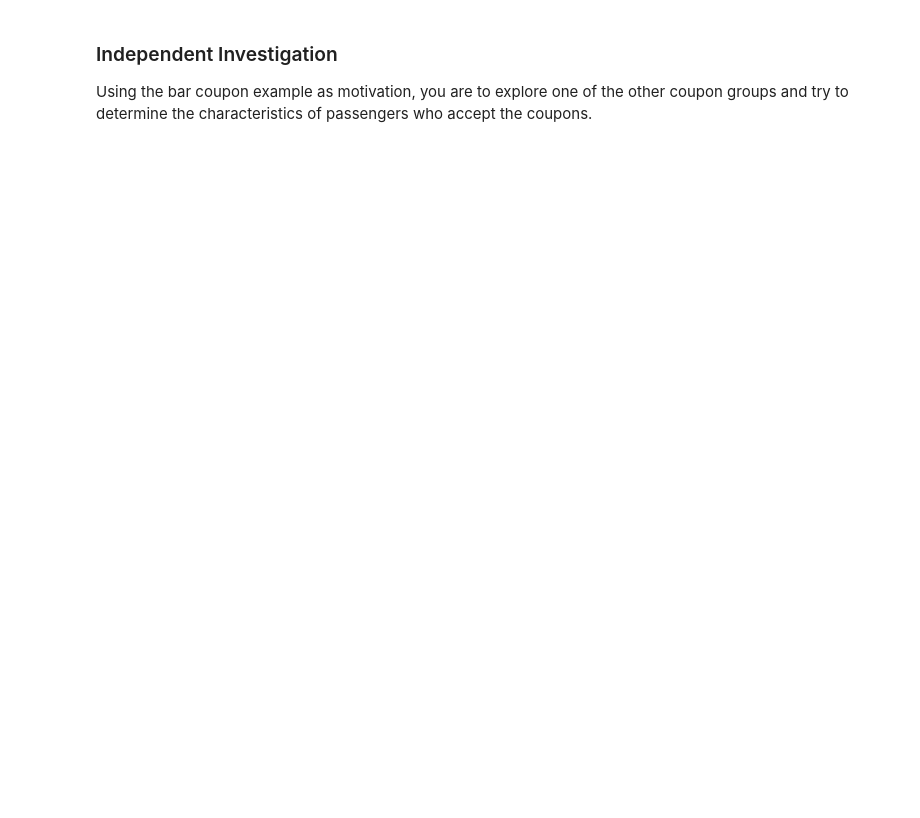
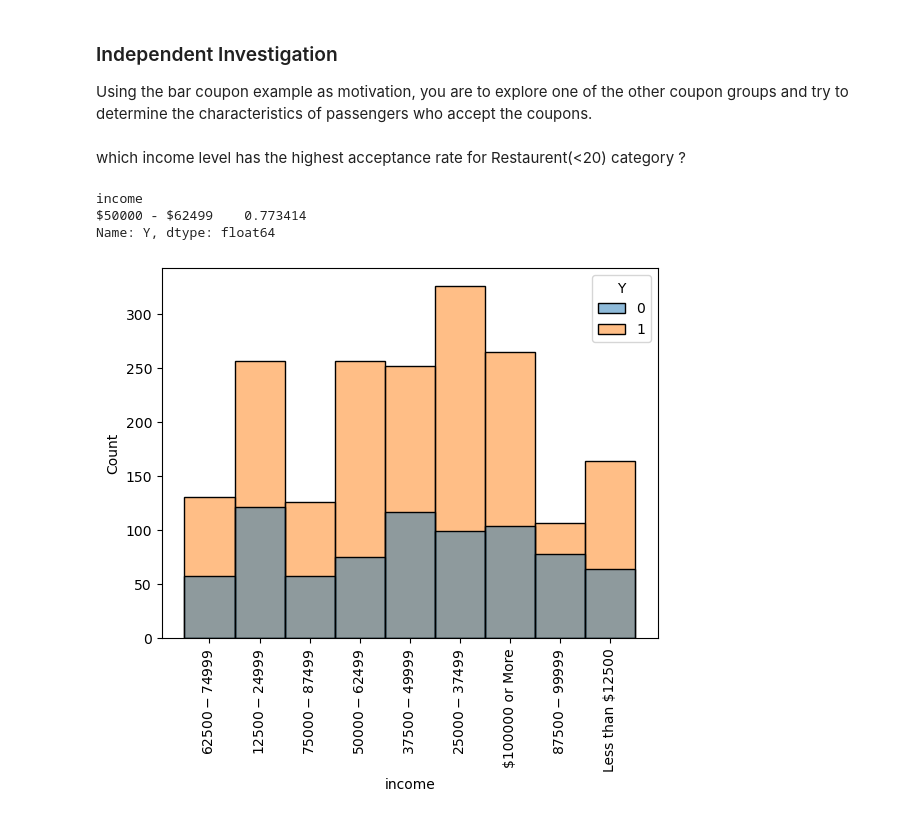
Before and after one commit to neel-mlai-11/-assignment_5_1_starter, a Jupyter notebook: prompt.ipynb, the cells around one changed output. Cells and saved outputs as stored; diff of their text form; code cells hidden in the pictures; blank space fills up the shorter version.

```diff
--- a/prompt.ipynb
+++ b/prompt.ipynb
@@ -347,3 +295,23 @@ print(chp_rest_less_50k, "Acceptance rate for drivers who go to cheap restaurant
 ### Independent Investigation
 
 Using the bar coupon example as motivation, you are to explore one of the other coupon groups and try to determine the characteristics of passengers who accept the coupons.
+# %%
+rest20_data = data[data['coupon']=='Restaurant(<20)']
+# %% [markdown]
+which income level has the highest acceptance rate for  Restaurent(<20) category ?
+# %%
+
+rest20_data[rest20_data['income'].isin({'Less than $12500','$12500 - $24999','$25000 - $37499','$37500 - $49999'})]['Y'].mean()
+rest20_data.groupby('income')['Y'].mean().sort_values().iloc[-1:]
+# %% [output]
+income
+$50000 - $62499    0.773414
+Name: Y, dtype: float64
+# %%
+sns.histplot(rest20_data,x=rest20_data['income'],hue='Y')
+plt.xticks(rotation=90)
+
+# Show the plot
+plt.show()
+# %% [output]
+[figure, added]
```
Also changed, not shown: parts of 24 cells of this notebook.
